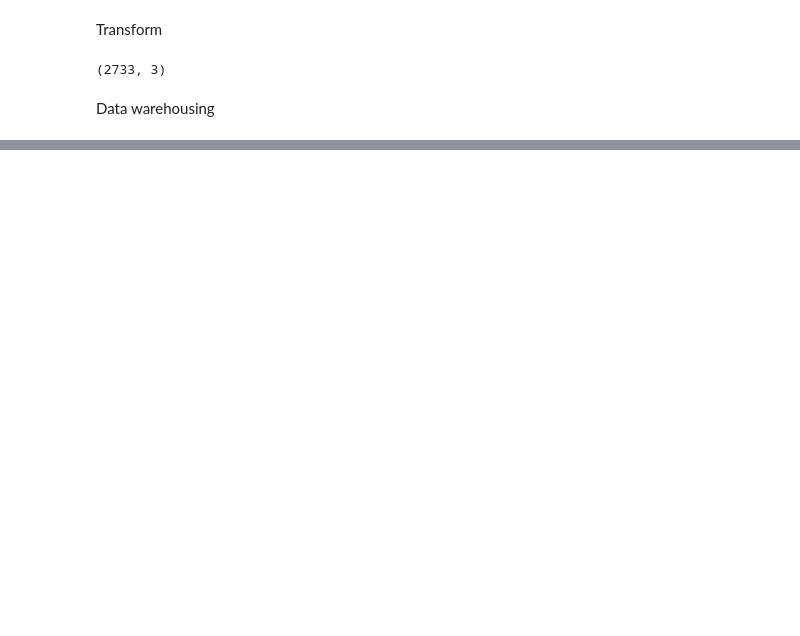
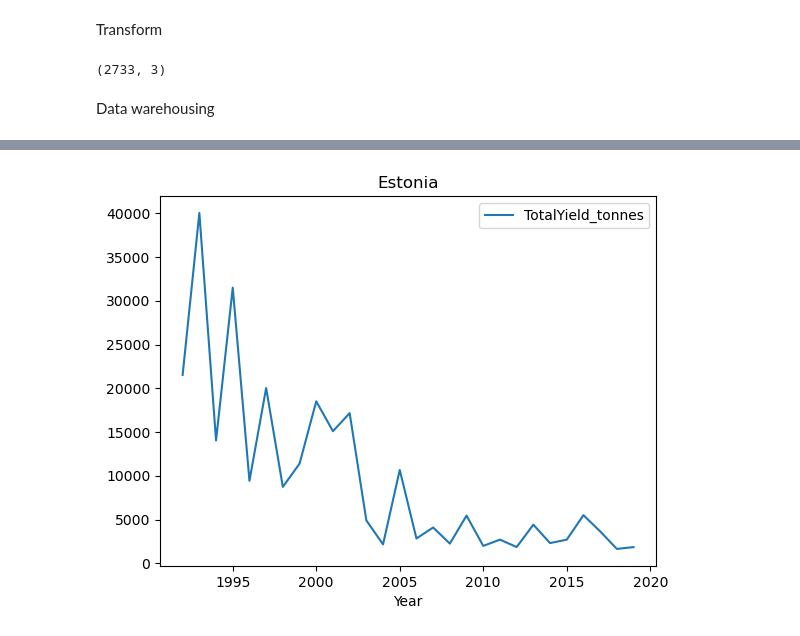
Before and after one commit to katharinakuusk/IDS2021_FAO, a Jupyter notebook: main.ipynb, the cells around one changed output, grey strips where cells are left out. Saved outputs shown, nothing was run; the diff lists cells and outputs as text; code cells hidden in the pictures; blank space fills up the shorter version.

```diff
--- a/main.ipynb
+++ b/main.ipynb
@@ -55,0 +59,5 @@ df.head()
+# %%
+#dropping Nanrow values for countries where no price was provided
+df.dropna(subset = ['Price_USD_tonne'], inplace=True)
+#check = df['TotalYield_tonnes'].isnull().values.any()
+print(df)
@@ -55,0 +79,6 @@ df.head()
+# %%
+df_Estonia = df.loc[(df['Country'] == "Estonia") & (df['Year'] != 0)]
+df_Estonia.plot(x='Year', y='TotalYield_tonnes', kind='line', title = 'Estonia')   #Example visualized for Estonia
+plt.show()
+# %% [output]
+[figure, added]
```
Also changed, not shown: parts of 12 cells of this notebook, 5 other files.
